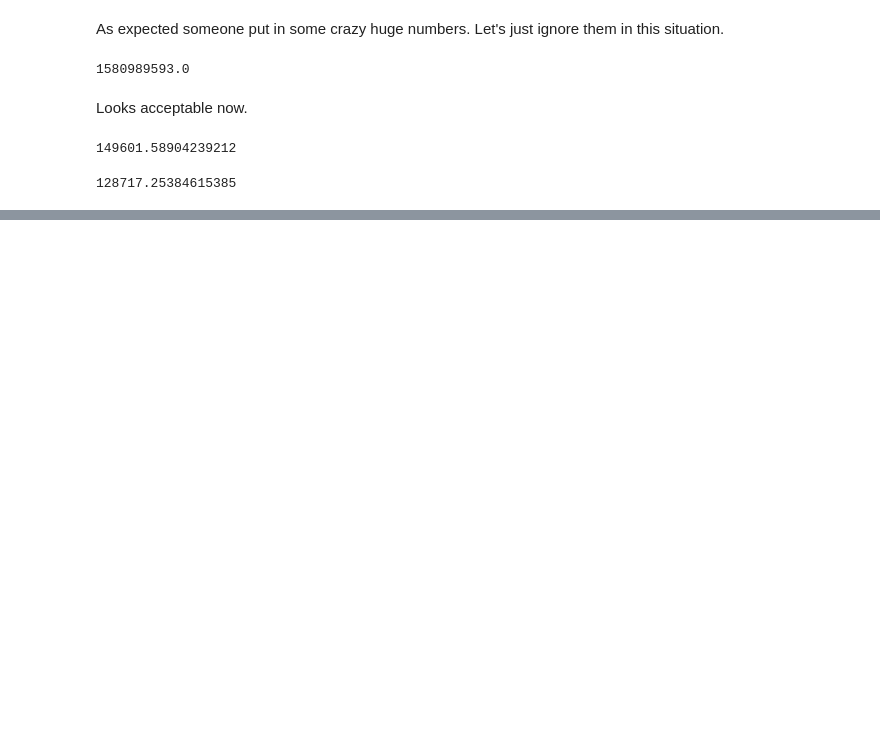
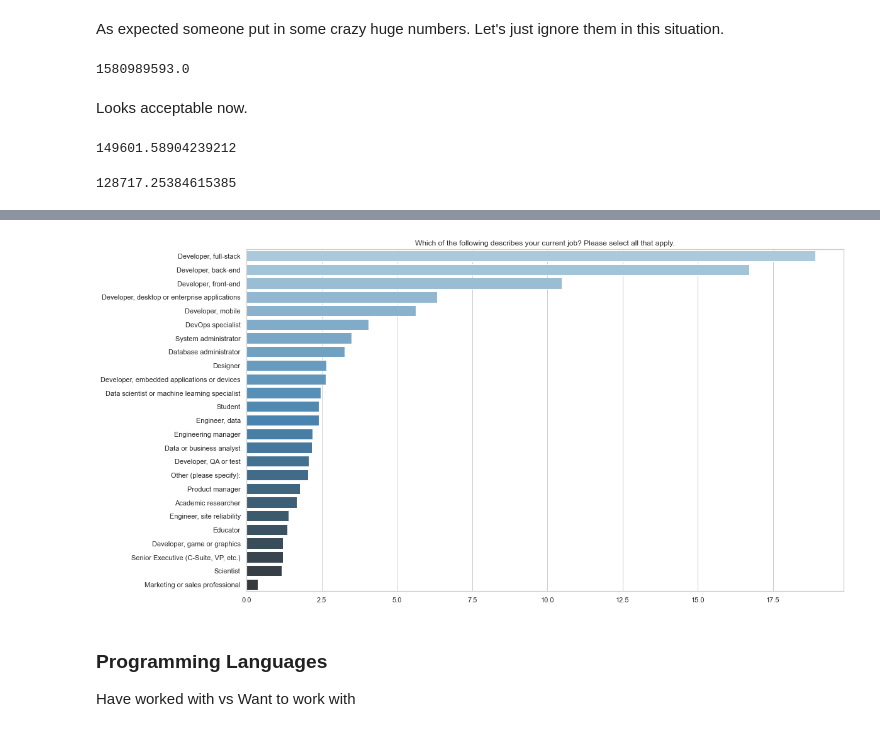
Before and after one commit to Talha0077/Stackoverflow-2021-Survey-EDA, a Jupyter notebook: EDA.ipynb, the cells around one changed output, grey strips where cells are left out. Cells and saved outputs as stored; diff of their text form; code cells hidden in the pictures; blank space fills up the shorter version.

```diff
--- a/EDA.ipynb
+++ b/EDA.ipynb
@@ -123,6 +124,17 @@ for i in range(responses_df.shape[0]):
         responses_df.loc[i, 'Currency'] = str(responses_df.loc[i, 'Currency']).replace("\t", ' ')
 # %%
 sns.set_theme(style='whitegrid')
+# %%
+def one_hot_encode(column):
+    result_df = column.to_frame()
+    options = []
+    for index, value  in column[column.notnull()].iteritems():
+        for option in value.split(';'):
+            if not option in result_df.columns:
+                options.append(option)
+                result_df[option] = False
+            result_df.at[index, option] = True
+    return result_df[options]
 # %% [markdown]
 ## Exploratory Analysis
 # %% [markdown]
@@ -233,0 +255,12 @@ There is almost a 10% difference in the salaries. We can compute this difference
+# %%
+dev_type_df = one_hot_encode(responses_df.DevType)
+# %%
+plt.figure(figsize=(17, 10))
+dev_percent = (dev_type_df.sum().sort_values(ascending=False) / dev_type_df.sum().sum()) * 100
+sns.barplot(x=dev_percent, y=dev_percent.index, palette='Blues_d')
+plt.title(question_key['DevType']);
+# %% [output]
+[figure, added]
+# %% [markdown]
+### Programming Languages
+Have worked with vs Want to work with
```
Also changed, not shown: parts of 21 cells of this notebook.
